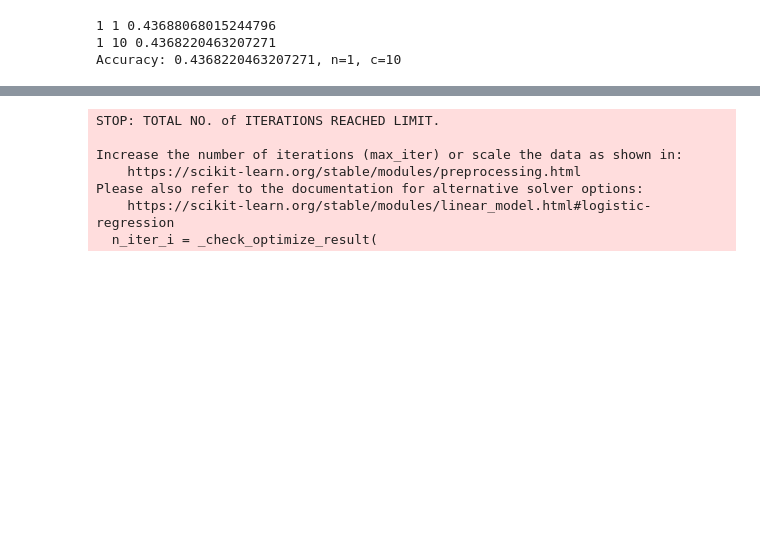
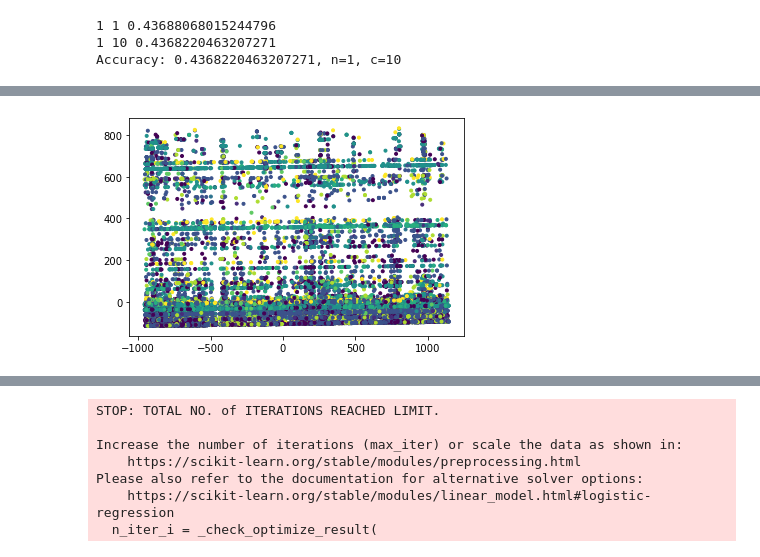
Before and after one commit to zaccmeyer/2020Crime, a Jupyter notebook: mckaycrime.ipynb, the cells around one changed output, grey strips where cells are left out. Cells and saved outputs as stored; diff of their text form; code cells hidden in the pictures; blank space fills up the shorter version.

```diff
--- a/mckaycrime.ipynb
+++ b/mckaycrime.ipynb
@@ -393,0 +440,7 @@ Accuracy: 0.4368220463207271, n=1, c=10
+# %%
+pca=PCA(n_components=2)
+Xtest2d=pca.fit_transform(X)
+plt.scatter(Xtest2d[:,0], Xtest2d[:,1], marker='.', c=y)
+plt.show()
+# %% [output]
+[figure, added]
```
Also changed, not shown: parts of 9 cells of this notebook, 1 other file.
